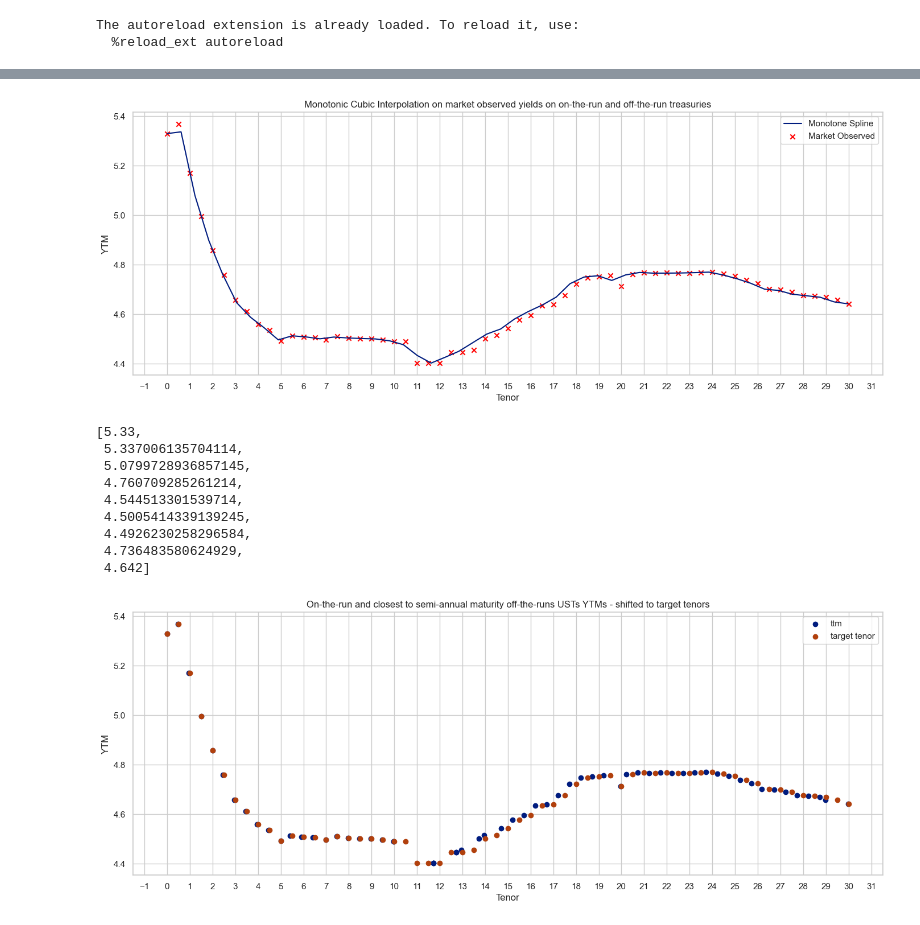
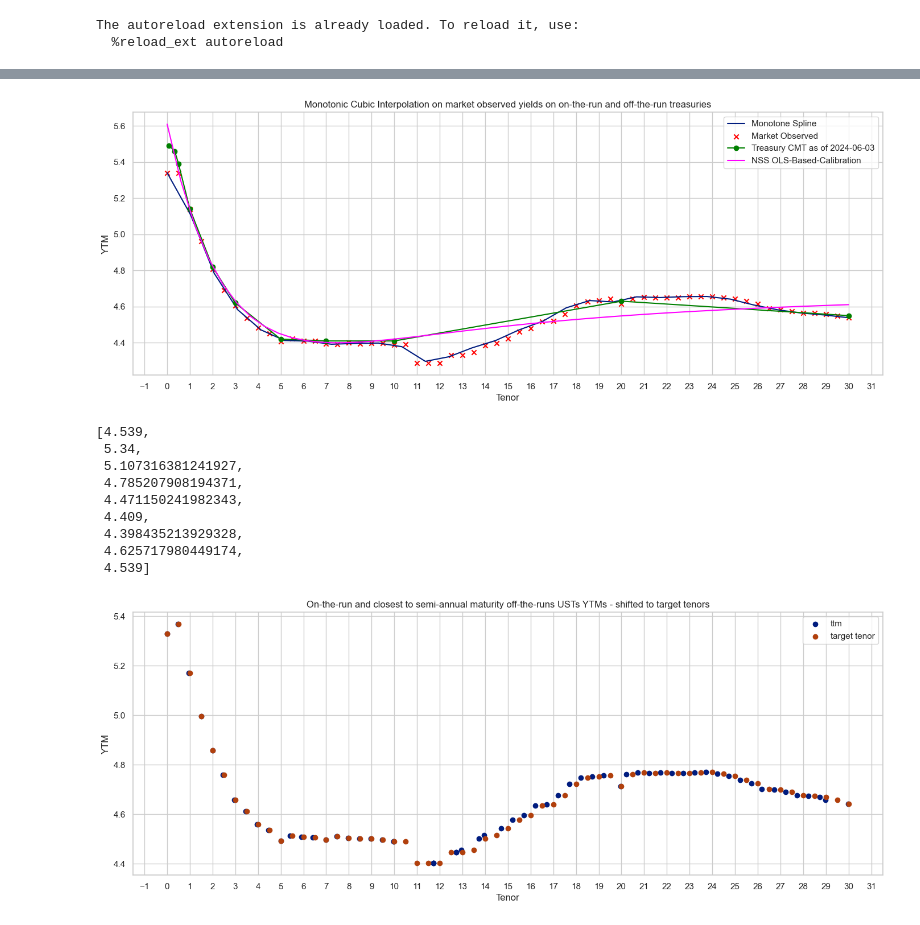
Before and after one commit to cleeclee123/Curve-Your-Enthusiasm-, a Jupyter notebook: curves.ipynb, the cells around one changed output, grey strips where cells are left out. Drawn from its saved outputs; the diff is of its cells as text; code cells hidden in the pictures.

```diff
--- a/curves.ipynb
+++ b/curves.ipynb
@@ -68,11 +63,10 @@ df_par_rates
 # %%
-df_par_rates.drop(df_par_rates.columns[[1, 2, 3, 4]], axis=1, inplace=True)
-
 plot_yield_curves(
-    df_par_rates,
+    df_par_rates.drop(df_par_rates.columns[[1, 2, 3, 4]], axis=1),
     dates=[
-        datetime(2024, 5, 29),
-        # datetime(2024, 4, 23),
+        datetime(2024, 6, 3),
+        datetime(2024, 5, 31),
+        datetime(2024, 5, 1),
         # datetime(2024, 3, 22),
         # datetime(2024, 2, 22),
     ],
@@ -107,7 +101,7 @@ print(json.dumps(sofr_obj, indent=4))
     "revisionIndicator": ""
 }
 # %%
-df_observed_usts = pd.read_excel("market_observed_usts_auctioned_after_2000.xlsx")
+df_observed_usts = pd.read_excel("data/market_observed_usts_auctioned_after_2000.xlsx")
 df_observed_usts = df_observed_usts.sort_values("target_tenor")
 df_observed_usts = df_observed_usts[
     (df_observed_usts["target_tenor"] > 0.25)
@@ -144,52 +138,84 @@ intrp = MonoSpline(
     list(df_observed_usts["time_to_maturity"]), list(df_observed_usts["YTM"])
 )
 
-MONOSPLINE_PAR_X = 50
+MONOSPLINE_PAR_X = 30
 x_intrp = np.linspace(
     min(list(df_observed_usts["time_to_maturity"])),
     max(list(df_observed_usts["time_to_maturity"])),
     MONOSPLINE_PAR_X,
 )
 y_intrp = intrp.evaluate(x_intrp)
 
 plt.figure(figsize=(17, 6))
 plt.plot(
     x_intrp,
     y_intrp,
     label="Monotone Spline",
 )
 plt.scatter(
     df_observed_usts["target_tenor"],
     df_observed_usts["YTM"],
     marker="x",
     label="Market Observed",
     color="red",
 )
+
+date = datetime(2024, 6, 3)
+df_par_rates_c = df_par_rates.drop(df_par_rates.columns[[2, 3]], axis=1)
+row = df_par_rates_c[df_par_rates_c["Date"] == date]
+row = row.drop(columns="Date")
+row = row.T
+row.columns = ["Yield"]
+maturities = [convert_tenor_to_years(tenor) for tenor in row.index]
+plt.plot(
+    maturities,
+    row["Yield"],
+    marker="o",
+    label=f"Treasury CMT as of {date.date()}",
+    color="green",
+)
+
+curve, status = calibrate_ns_ols(
+    np.array(maturities),
+    row["Yield"].values,
+    tau0=1.0,
+)
+assert status.success
+
+t2 = np.linspace(0, 30)
+plt.plot(
+    t2,
+    curve(t2),
+    "b-",
+    label="NSS OLS-Based-Calibration",
+    color="magenta",
+)
+
 plt.title(
     "Monotonic Cubic Interpolation on market observed yields on on-the-run and off-the-run treasuries"
 )
 plt.gca().xaxis.set_major_locator(plt.MultipleLocator(1))
 plt.xlabel("Tenor")
 plt.ylabel("YTM")
 plt.grid(True)
 plt.legend()
 plt.show()
 # %% [output]
-[figure, old version]
+[figure, new version]
 # %%
 par_tenors = [0.5, 1, 2, 3, 5, 7, 10, 20, 30]
 interpolated_par_yields = [y_intrp[round((tenor * MONOSPLINE_PAR_X) / 30) - 1] for tenor in par_tenors]
 interpolated_par_yields
 # %% [output]
-[5.33,
- 5.337006135704114,
- 5.0799728936857145,
- 4.760709285261214,
- 4.544513301539714,
- 4.5005414339139245,
- 4.4926230258296584,
- 4.736483580624929,
- 4.642]
+[4.539,
+ 5.34,
+ 5.107316381241927,
+ 4.785207908194371,
+ 4.471150241982343,
+ 4.409,
+ 4.398435213929328,
+ 4.625717980449174,
+ 4.539]
 # %%
 plt.figure(figsize=(17, 6))
 plt.scatter(
```
Also changed, not shown: parts of 7 cells of this notebook, 17 other files.
